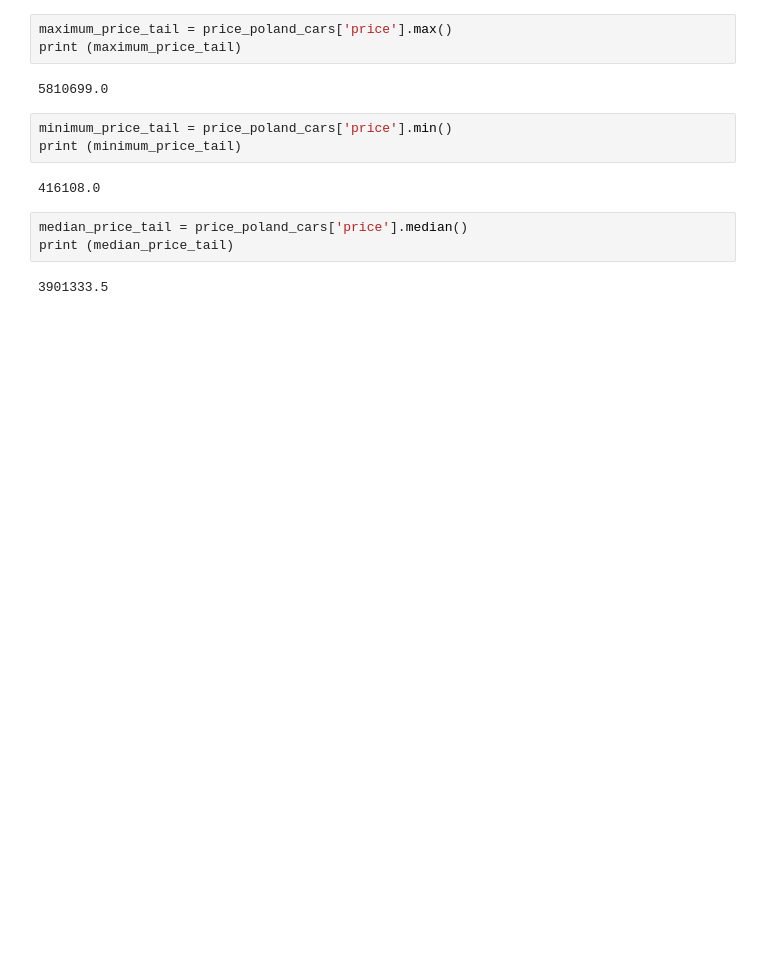
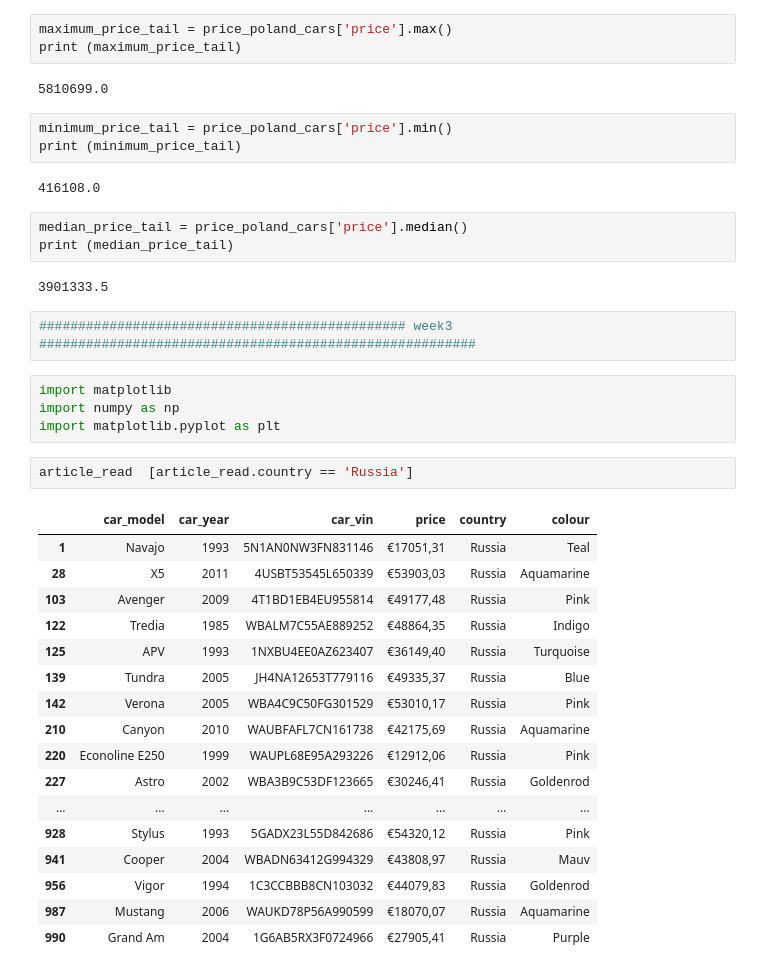
Before and after one commit to SandaliW/SMPL202-FALL-2019, a Jupyter notebook: 191AEM006_week2_&_week3_553_2.ipynb, the cells around one changed output. Drawn from its saved outputs; the diff is of its cells as text; blank space fills up the shorter version.

```diff
--- a/191AEM006_week2_&_week3_553_2.ipynb
+++ b/191AEM006_week2_&_week3_553_2.ipynb
@@ -280,3 +280,29 @@ median_price_tail = price_poland_cars['price'].median()
 print (median_price_tail)
 # %% [output]
 3901333.5
+# %%
+############################################### week3 ########################################################
+# %%
+import matplotlib
+import numpy as np
+import matplotlib.pyplot as plt
+# %%
+article_read  [article_read.country == 'Russia']
+# %% [output]
+|  | car_model | car_year | car_vin | price | country | colour |
+| 1 | Navajo | 1993 | 5N1AN0NW3FN831146 | €17051,31 | Russia | Teal |
+| 28 | X5 | 2011 | 4USBT53545L650339 | €53903,03 | Russia | Aquamarine |
+| 103 | Avenger | 2009 | 4T1BD1EB4EU955814 | €49177,48 | Russia | Pink |
+| 122 | Tredia | 1985 | WBALM7C55AE889252 | €48864,35 | Russia | Indigo |
+| 125 | APV | 1993 | 1NXBU4EE0AZ623407 | €36149,40 | Russia | Turquoise |
+| 139 | Tundra | 2005 | JH4NA12653T779116 | €49335,37 | Russia | Blue |
+| 142 | Verona | 2005 | WBA4C9C50FG301529 | €53010,17 | Russia | Pink |
+| 210 | Canyon | 2010 | WAUBFAFL7CN161738 | €42175,69 | Russia | Aquamarine |
+| 220 | Econoline E250 | 1999 | WAUPL68E95A293226 | €12912,06 | Russia | Pink |
+| 227 | Astro | 2002 | WBA3B9C53DF123665 | €30246,41 | Russia | Goldenrod |
+| ... | ... | ... | ... | ... | ... | ... |
+| 928 | Stylus | 1993 | 5GADX23L55D842686 | €54320,12 | Russia | Pink |
+| 941 | Cooper | 2004 | WBADN63412G994329 | €43808,97 | Russia | Mauv |
+| 956 | Vigor | 1994 | 1C3CCBBB8CN103032 | €44079,83 | Russia | Goldenrod |
+| 987 | Mustang | 2006 | WAUKD78P56A990599 | €18070,07 | Russia | Aquamarine |
+| 990 | Grand Am | 2004 | 1G6AB5RX3F0724966 | €27905,41 | Russia | Purple |
```
Also changed, not shown: parts of 4 cells of this notebook.
